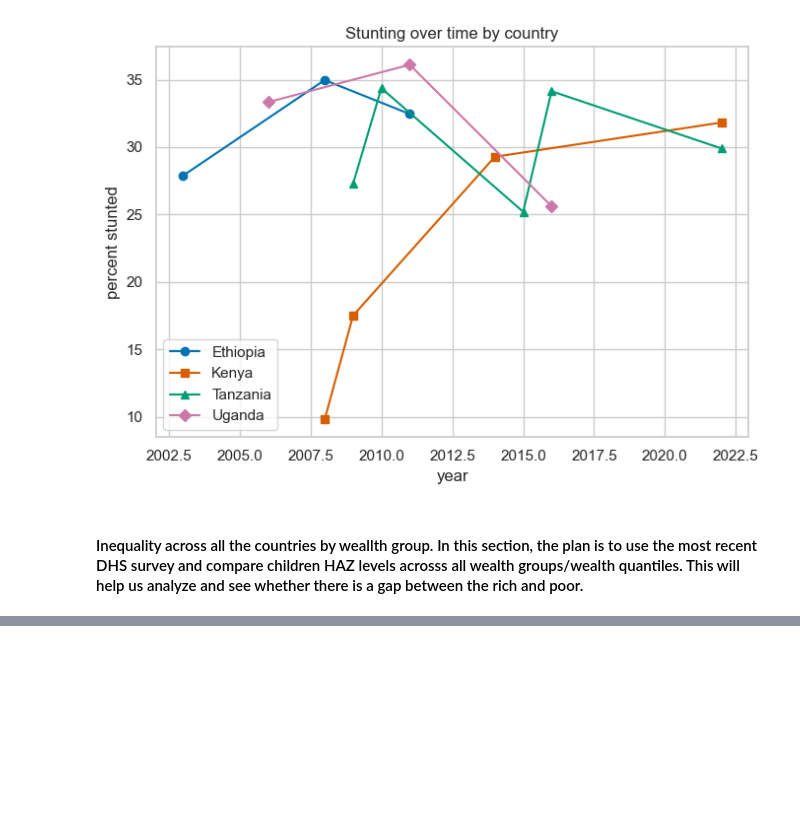
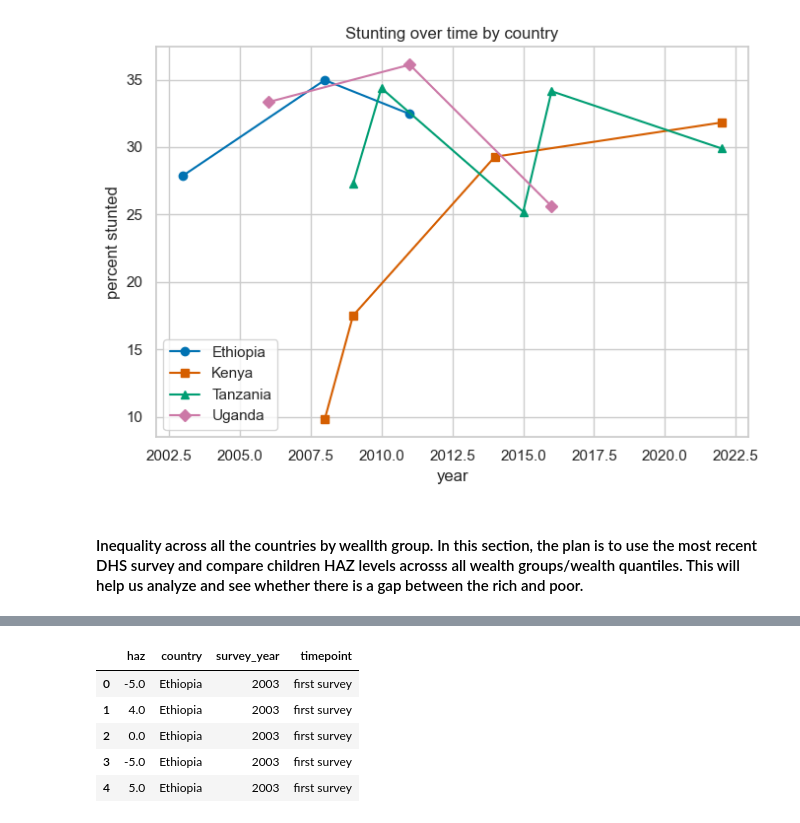
Before and after one commit to venusony/Climate-Malnutrition-EastAfrica, a Jupyter notebook: climate plus region data/Child malnutrition patterns and inequality in East Africa.ipynb, the cells around one changed output, grey strips where cells are left out. Cells and saved outputs as stored; diff of their text form; code cells hidden in the pictures; blank space fills up the shorter version.

```diff
--- a/climate plus region data/Child malnutrition patterns and inequality in East Africa.ipynb
+++ b/climate plus region data/Child malnutrition patterns and inequality in East Africa.ipynb
@@ -690,0 +665,35 @@ Index(['haz', 'survey_year', 'country', 'is_stunted'], dtype='object')
+# %%
+first_last_rows = []
+
+for row in survey_years.itertuples():
+    country = row.country
+    first_year = row.min
+    last_year = row.max
+
+    # first survey for this country
+    df_first = child_data[
+        (child_data["country"] == country)
+        & (child_data["survey_year"] == first_year)
+    ][["haz", "country", "survey_year"]].copy()
+    df_first["timepoint"] = "first survey"
+
+    # last / most recent survey
+    df_last = child_data[
+        (child_data["country"] == country)
+        & (child_data["survey_year"] == last_year)
+    ][["haz", "country", "survey_year"]].copy()
+    df_last["timepoint"] = "last survey"
+
+    first_last_rows.append(df_first)
+    first_last_rows.append(df_last)
+
+first_last = pd.concat(first_last_rows, ignore_index=True)
+
+first_last.head()
+# %% [output]
+|  | haz | country | survey_year | timepoint |
+| 0 | -5.0 | Ethiopia | 2003 | first survey |
+| 1 | 4.0 | Ethiopia | 2003 | first survey |
+| 2 | 0.0 | Ethiopia | 2003 | first survey |
+| 3 | -5.0 | Ethiopia | 2003 | first survey |
+| 4 | 5.0 | Ethiopia | 2003 | first survey |
```
Also changed, not shown: parts of 22 cells of this notebook.
